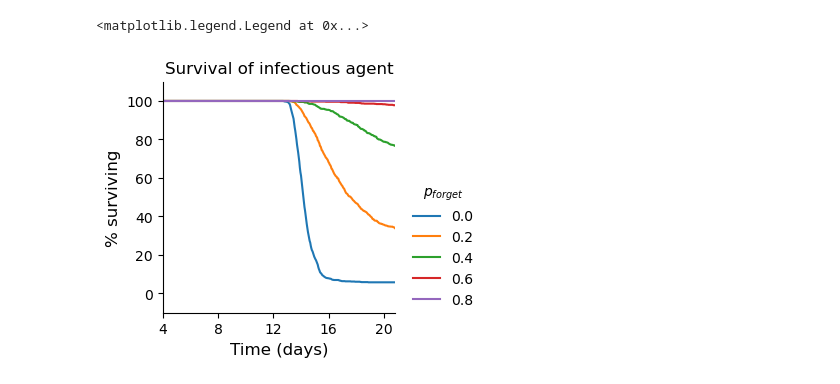
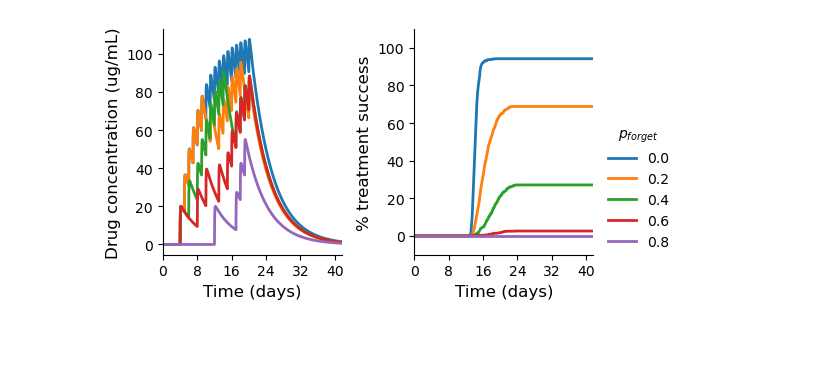
Before and after one commit to eshanking/seascapes_figures, a Jupyter notebook: figure_code/non_adherence_fig.ipynb, the cells around one changed output. Saved outputs shown, nothing was run; the diff lists cells and outputs as text; code cells hidden in the pictures; blank space fills up the shorter version.

Commit message:
new experiments and updated figures

```diff
--- a/figure_code/non_adherence_fig.ipynb
+++ b/figure_code/non_adherence_fig.ipynb
@@ -9,9 +9,7 @@ from fears.utils import results_manager, dir_manager, stats, plotter
 import pandas as pd
 import pickle
 
-os.chdir('/Users/eshanking/repos/seascapes_figures')
-
-exp_info_path = 'results/results_09292023_0001/experiment_info_09292023_0001.p'
+exp_info_path = 'results/results_09282023_0008/experiment_info_09282023_0008.p'
 xmin = 4*24
 xmax = 500
 # %%
@@ -28,11 +26,13 @@ n_sims = exp_info.n_sims
 p_drop = exp_info.prob_drops
 
 # fig,ax = plt.subplots(nrows=1,ncols=3,figsize=(8,2.5))
-fig,ax = plt.subplots(figsize=(3,3))
+fig,ax_list = plt.subplots(ncols=2,figsize=(6,3))
+
+ax = ax_list[1]
 
 pop = exp_info.populations[0]
 
-xticks = np.arange(0,pop.n_timestep,96)
+xticks = np.arange(0,pop.n_timestep,24*8)
 
 km_data = stats.km_curve(exp=roc_exp,resistance_outcome=resistance_outcome)
 prop_data1 = stats.n_mut_curve(exp=roc_exp,nmut=1)
@@ -45,38 +45,66 @@ max_idx_dict = stats.most_freq_genotype(exp=roc_exp,mode=None)
 tmax = int(pop.n_timestep)
 
 for p_drop in km_data.keys():
 
     exp_dict = km_data[p_drop]
 
     death_event_times = exp_dict['survival']
 
     ax = plotter.plot_kaplan_meier(pop,death_event_times,
                                         ax=ax,
                                         n_sims=n_sims,
                                         label=p_drop,
-                                        mode='survival',
-                                        t_max=tmax)
+                                        mode='resistant',
+                                        t_max=tmax,
+                                        linewidth=2)
 
 ax.spines["right"].set_visible(False)
 ax.spines["top"].set_visible(False)
 
 pad = 0.05
 
-ax.set_ylabel('% surviving',fontsize=12)
+ax.set_ylabel('% treatment success',fontsize=12)
 ax.set_xlabel('Time (days)',fontsize=12)
 
-ax.set_title('Survival of infectious agent',fontsize=12)
+# ax.set_title('Survival of infectious agent',fontsize=12)
 
 ax.set_ylim([-10,110])
 
 ax.set_xticks(xticks)
 
 ax = plotter.x_ticks_to_days(pop,ax)
 
-ax.set_xlim([xmin,xmax])
+# ax.set_xlim([xmin,xmax])
 
 ax.legend(frameon=False,fontsize=10,loc=(1.05,0),title='$p_{forget}$')
+
+ax = ax_list[0]
+n_conditions = len(km_data.keys())
+
+cmap = plt.cm.get_cmap('copper')
+
+# xticks = np.arange(0,pop.n_timestep,96)
+
+indx = 0
+for p in exp_info.populations:
+    ax.plot(p.drug_curve,linewidth=2,label='$p_{drop}$ = ' + str(p.prob_drop))
+
+    ax.set_xticks(xticks)
+
+    ax = plotter.x_ticks_to_days(p,ax)
+    # ax.set_xlim([xmin,xmax])
+    indx+=1
+
+# ax.legend(frameon=False,fontsize=10)
+ax.spines["right"].set_visible(False)
+ax.spines["top"].set_visible(False)
+
+ax.set_xlabel('Time (days)',fontsize=12)
+ax.set_ylabel('Drug concentration (ug/mL)',fontsize=12)
+
+fig.tight_layout()
+
+fig.savefig('figures/non_adh_km.pdf',bbox_inches='tight')
 # %% [output]
-<matplotlib.legend.Legend at 0x...>
-[figure, old version]
+[figure, new version]
 # %%
```
Also changed, not shown: parts of 5 cells of this notebook, 13 other files.
